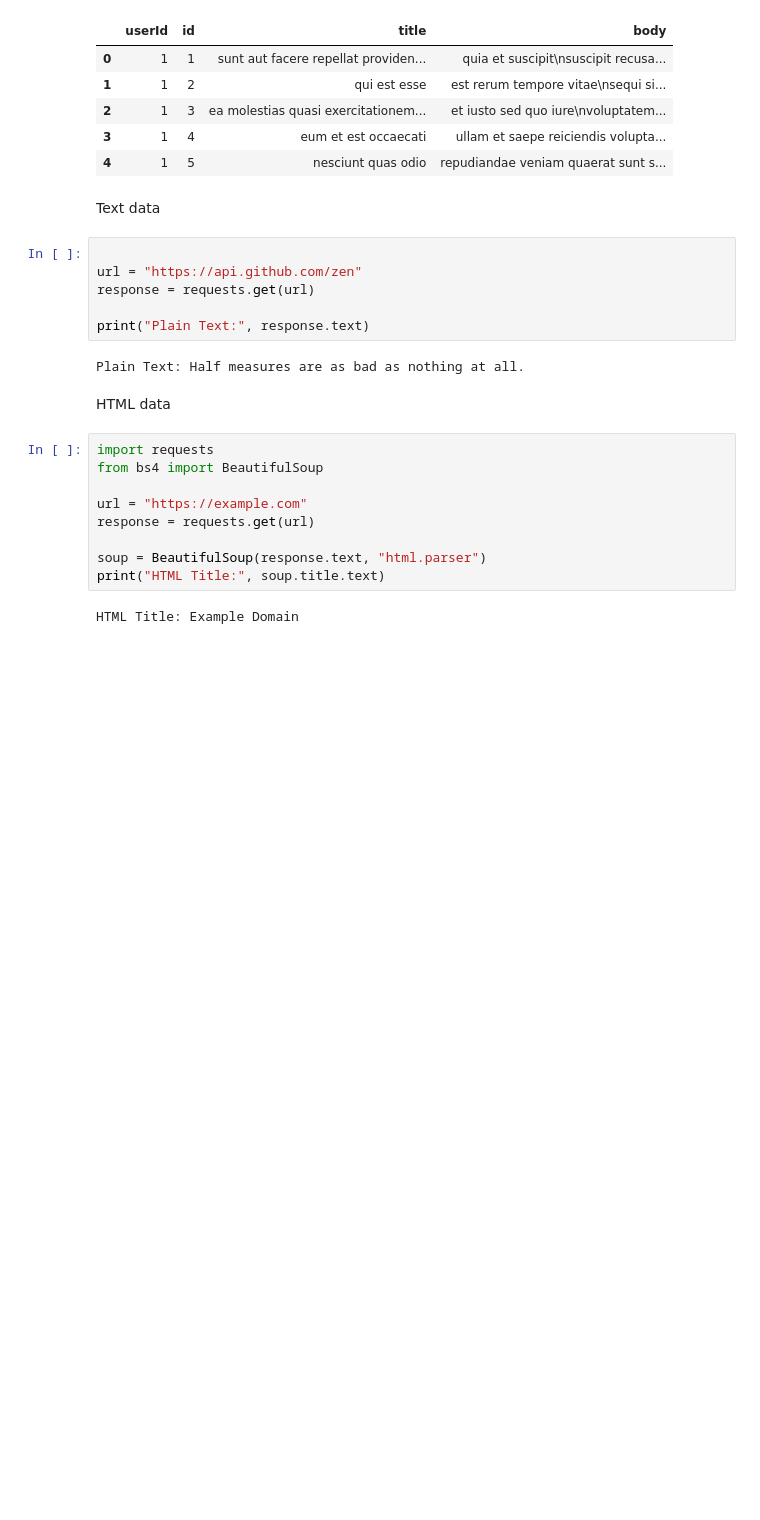
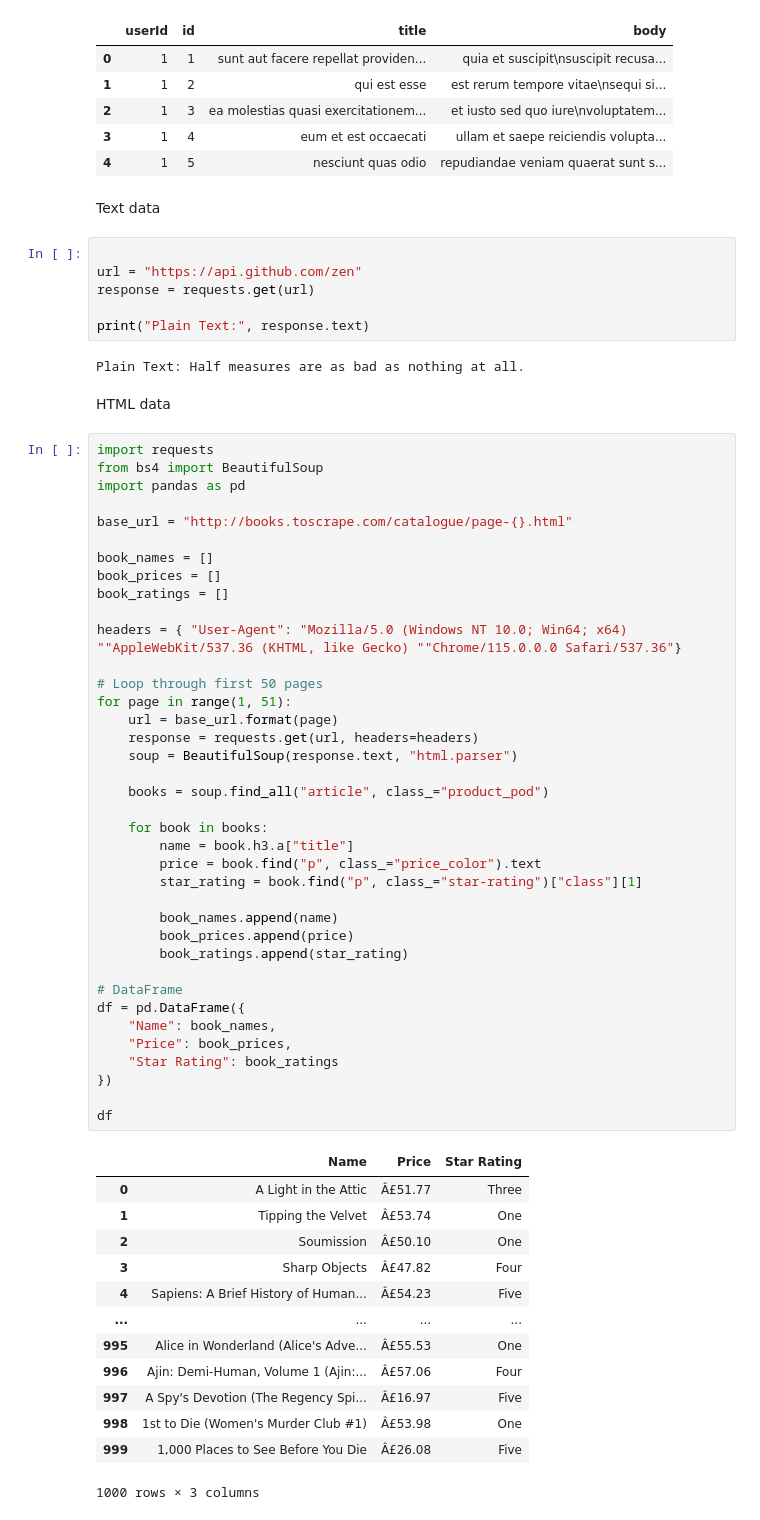
Before and after one commit to Muhammad-kaif2/Gathering-Data-Api, a Jupyter notebook: Fetch_Api_all_type.ipynb, the cells around one changed output. Cells and saved outputs as stored; diff of their text form; blank space fills up the shorter version.

Commit message:
paratice fetch data from api and also web scraping and make a data frame  using to webscrap

```diff
--- a/Fetch_Api_all_type.ipynb
+++ b/Fetch_Api_all_type.ipynb
@@ -95,14 +95,55 @@ print("Plain Text:", response.text)
 Plain Text: Half measures are as bad as nothing at all.
 # %% [markdown]
 HTML data
-# %%
-import requests
-from bs4 import BeautifulSoup
-
-url = "https://example.com"
-response = requests.get(url)
-
-soup = BeautifulSoup(response.text, "html.parser")
-print("HTML Title:", soup.title.text)
-# %% [output]
-HTML Title: Example Domain
+# %%
+import requests
+from bs4 import BeautifulSoup
+import pandas as pd
+
+base_url = "http://books.toscrape.com/catalogue/page-{}.html"
+
+book_names = []
+book_prices = []
+book_ratings = []
+
+headers = { "User-Agent": "Mozilla/5.0 (Windows NT 10.0; Win64; x64) ""AppleWebKit/537.36 (KHTML, like Gecko) ""Chrome/115.0.0.0 Safari/537.36"}
+
+# Loop through first 50 pages
+for page in range(1, 51):
+    url = base_url.format(page)
+    response = requests.get(url, headers=headers)
+    soup = BeautifulSoup(response.text, "html.parser")
+
+    books = soup.find_all("article", class_="product_pod")
+
+    for book in books:
+        name = book.h3.a["title"]
+        price = book.find("p", class_="price_color").text
+        star_rating = book.find("p", class_="star-rating")["class"][1]
+
+        book_names.append(name)
+        book_prices.append(price)
+        book_ratings.append(star_rating)
+
+# DataFrame
+df = pd.DataFrame({
+    "Name": book_names,
+    "Price": book_prices,
+    "Star Rating": book_ratings
+})
+
+df
+# %% [output]
+|  | Name | Price | Star Rating |
+| 0 | A Light in the Attic | Â£51.77 | Three |
+| 1 | Tipping the Velvet | Â£53.74 | One |
+| 2 | Soumission | Â£50.10 | One |
+| 3 | Sharp Objects | Â£47.82 | Four |
+| 4 | Sapiens: A Brief History of Human... | Â£54.23 | Five |
+| ... | ... | ... | ... |
+| 995 | Alice in Wonderland (Alice's Adve... | Â£55.53 | One |
+| 996 | Ajin: Demi-Human, Volume 1 (Ajin:... | Â£57.06 | Four |
+| 997 | A Spy's Devotion (The Regency Spi... | Â£16.97 | Five |
+| 998 | 1st to Die (Women's Murder Club #1) | Â£53.98 | One |
+| 999 | 1,000 Places to See Before You Die | Â£26.08 | Five |
+1000 rows × 3 columns
```
